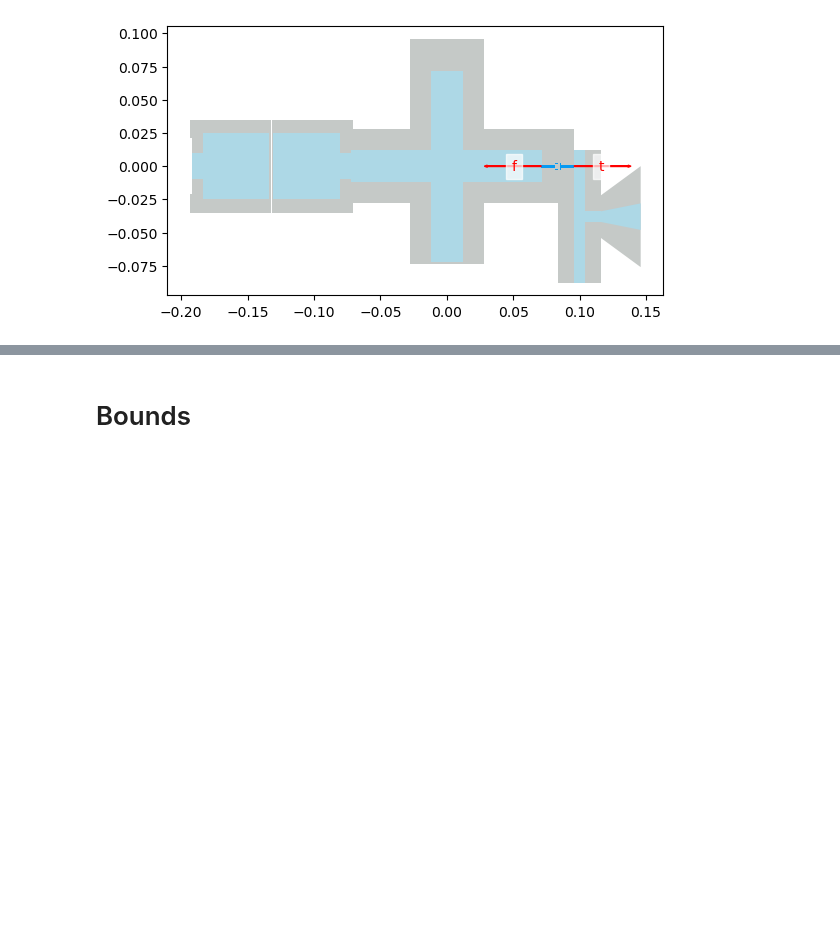
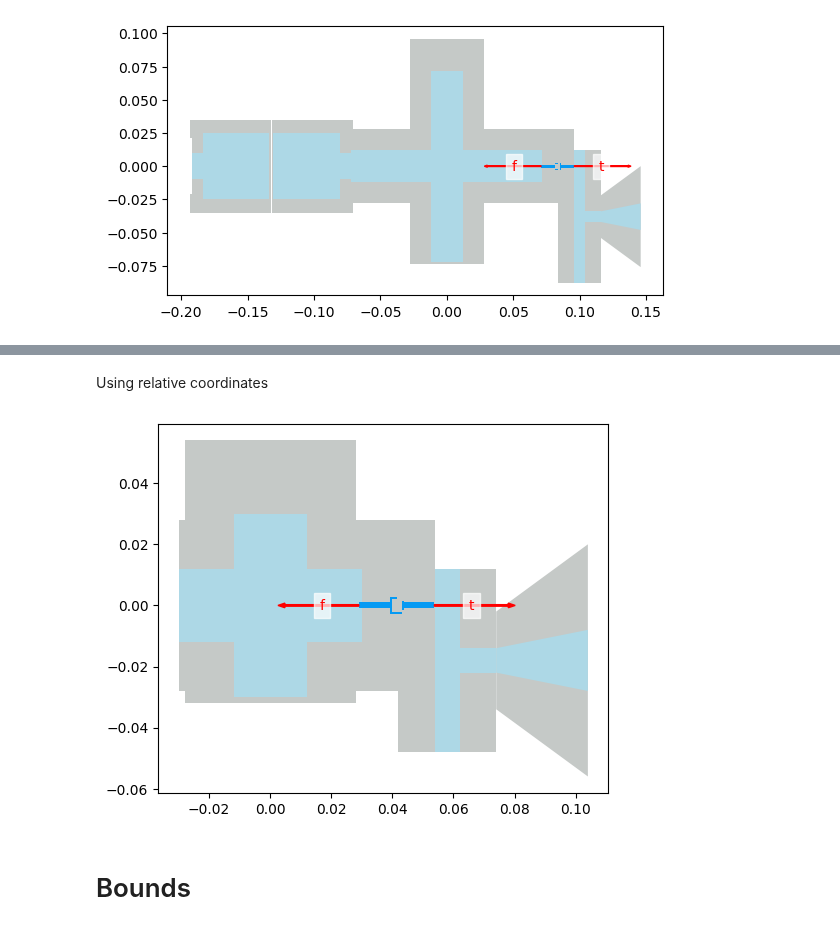
Before and after one commit to sqdlab/SQDMetal, a Jupyter notebook: docs/User/Comps_All.ipynb, the cells around one changed output, grey strips where cells are left out. Saved outputs shown, nothing was run; the diff lists cells and outputs as text; code cells hidden in the pictures; blank space fills up the shorter version.

```diff
--- a/docs/User/Comps_All.ipynb
+++ b/docs/User/Comps_All.ipynb
@@ -1213,3 +1273,37 @@ QUtilities.plot_highlight_component('junction', design, arrow_width=0.0005)
+# %% [markdown]
+Using relative coordinates
+# %%
+from SQDMetal.Comps.Junctions import JunctionDolanAsymmetricPinStretch
+
+design.delete_all_components()
+from SQDMetal.Comps.Xmon import Xmon
+from SQDMetal.Comps.Wires import WireTaperPinStretch
+from SQDMetal.Comps.FluxLines import FluxLineTPin
+design.delete_all_components()
+Xmon(design, 'leXmon', options=Dict(pos_x=0, pos_y=0,
+                                    vBar_width='24um', hBar_width='24um', vBar_gap='16um', hBar_gap='16um',
+                                    cross_width='60um', cross_height='60um',
+                                    gap_up='24um', gap_left='0um', gap_right='24um'))
+
+FluxLineTPin(design, 'flux_line_T', options=Dict(ref_comp='leXmon', ref_pin='right',
+                                                 width=f'60um',
+                                                 trace_width=f'8um',
+                                                 trace_gap=f'12um',pin_dist='24um'))
+WireTaperPinStretch(design, 'flux_ln_taper', options=Dict(pin_inputs={'start_pin': {'component': 'flux_line_T', 'pin': 'a'}},
+                                                   trace_width=f'20um', trace_gap=f'28um', taper_length='50um'))
+
+############################
+JunctionDolanAsymmetricPinStretch(design, 'junction', options=Dict(pin_inputs=Dict(start_pin=Dict(component=f'flux_line_T',pin='t')),
+                                                                   dist_extend='25um',
+                                                                   finger_width_top='0.4um', finger_width_bottom='0.2um',
+                                                                   t_pad_width='0.5um', t_pad_length='3um', t_finger_width='0.2um',
+                                                                   t_pad_extra='1um',
+                                                                   squid_width='5.4um', prong_width='0.9um'))
+############################
+
+QUtilities.plot_highlight_component('junction', design, arrow_width=0.0005)
+# %% [output]
+[figure, added]
 # %% [markdown]
 # Bounds  <a class="anchor" id="bounds"></a>
 # %% [markdown]
```
Also changed, not shown: parts of 6 cells of this notebook, 2 other files.
